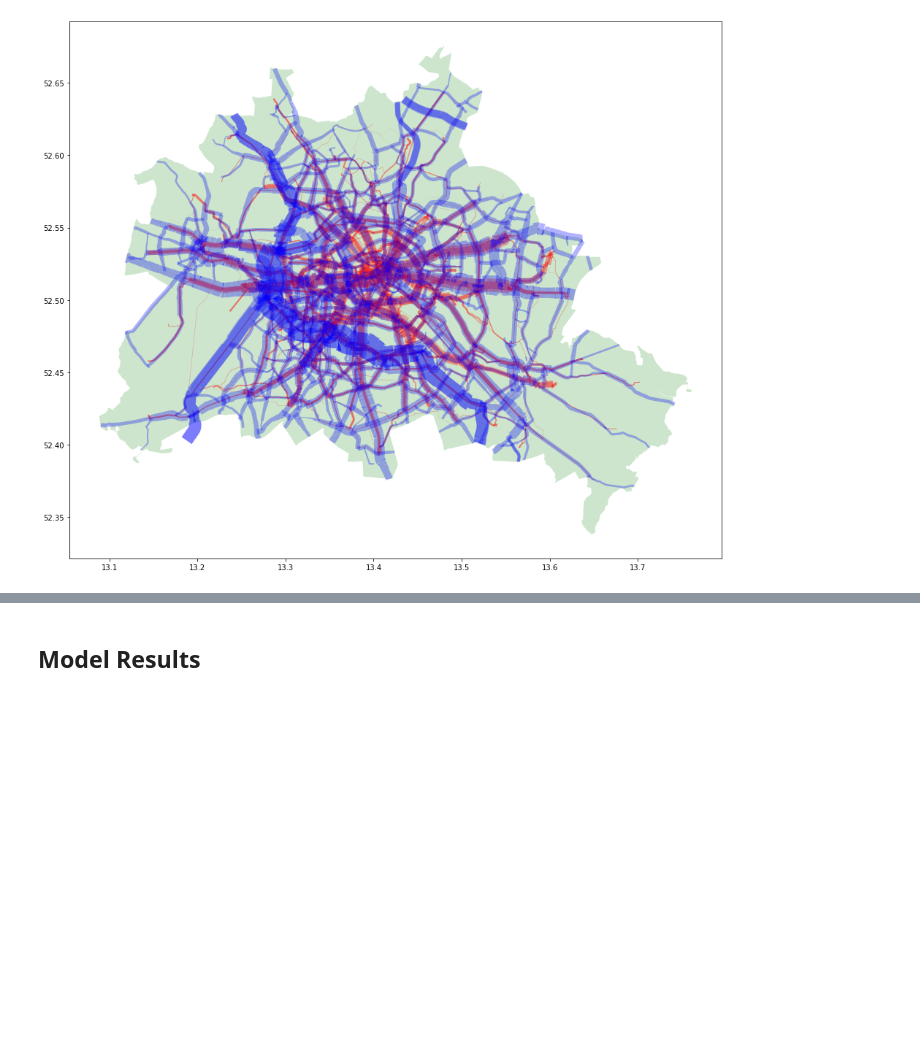
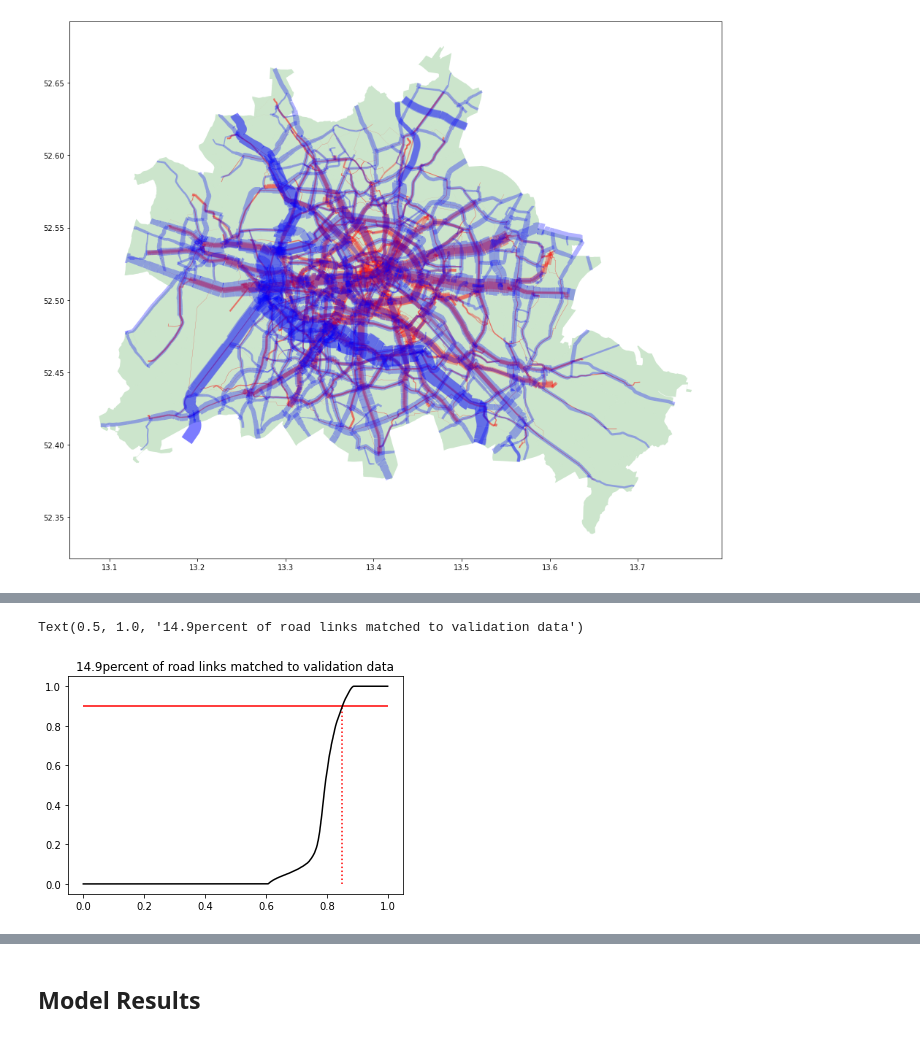
Before and after one commit to maximylius/quetzal_berlin, a Jupyter notebook: notebooks/best_version/Exercise3_Four_steps.ipynb, the cells around one changed output, grey strips where cells are left out. Saved outputs shown, nothing was run; the diff lists cells and outputs as text; code cells hidden in the pictures; blank space fills up the shorter version.

```diff
--- a/notebooks/best_version/Exercise3_Four_steps.ipynb
+++ b/notebooks/best_version/Exercise3_Four_steps.ipynb
@@ -348,6 +514,0 @@ traffic_validation.buffer(0.0004).plot(ax=ax, color="blue", alpha=0.5)
-# %%
-# for each link in road network compute its validation traffic data by:
-
-network_buff = sm.road_links.buffer(0.0004)
-validation_buff = traffic_validation.buffer(0.0004)
-print(type(network_buff))
@@ -592,0 +515,12 @@ Length: 100, dtype: object
+# %%
+# for each link in road network with buffer calculate retrieve its intersection with validation data gdf
+# its best to make the grid very fine so that grid creation and intersection time are balanced
+# function still take over 10 Minutes.
+intersections = \
+    gridSearchIntersections(
+        intersectionOf=network_buff,
+        intersectionWith=validation_buff,
+        gridDimensions=(70,70),
+        calc_margin_on=sm.road_links['geometry'],
+        plot=False
+        )
@@ -592,0 +545,21 @@ Length: 100, dtype: object
+# %%
+# now weight the intersection by area / divide by total intersection number and multiply it with respective validation data point
+# make sure that not every road that just touches a road with validation data at a crossing is treated as if it has validation data
+# by adding a threshold of how large the  be at least
+threshold = 0.9
+total_intersection_areas = [sum([y for n, y in x[0]]) for x in intersections]
+tvd = list(traffic_validation['dtvw_kfz'])
+dtvw_kfz = \
+    [sum([x/t*tvd[n] for n,x in xsections]) \
+    if xarea > (nb.area * threshold) else 0 \
+    for (xsections, xarea),t,nb in zip(intersections, total_intersection_areas, network_buff)]
+
+share = sum([x>threshold for x in dtvw_kfz])/len(dtvw_kfz)
+
+plt.plot([x/len(dtvw_kfz) for x in range(len(dtvw_kfz))], sorted([(x[1]/nb.area) for x,t,nb in zip(intersections, total_intersection_areas, network_buff)]), 'k')
+plt.hlines(threshold, 0, 1, linestyles ="solid", colors ="red")
+plt.vlines(1-share, 0, threshold, linestyles ="dotted", colors ="red")
+plt.title(str(round(share*100,1)) + ' percent of road links matched to validation data')
+# %% [output]
+Text(0.5, 1.0, '14.9percent of road links matched to validation data')
+[figure, added]
```
Also changed, not shown: parts of 15 cells of this notebook.
